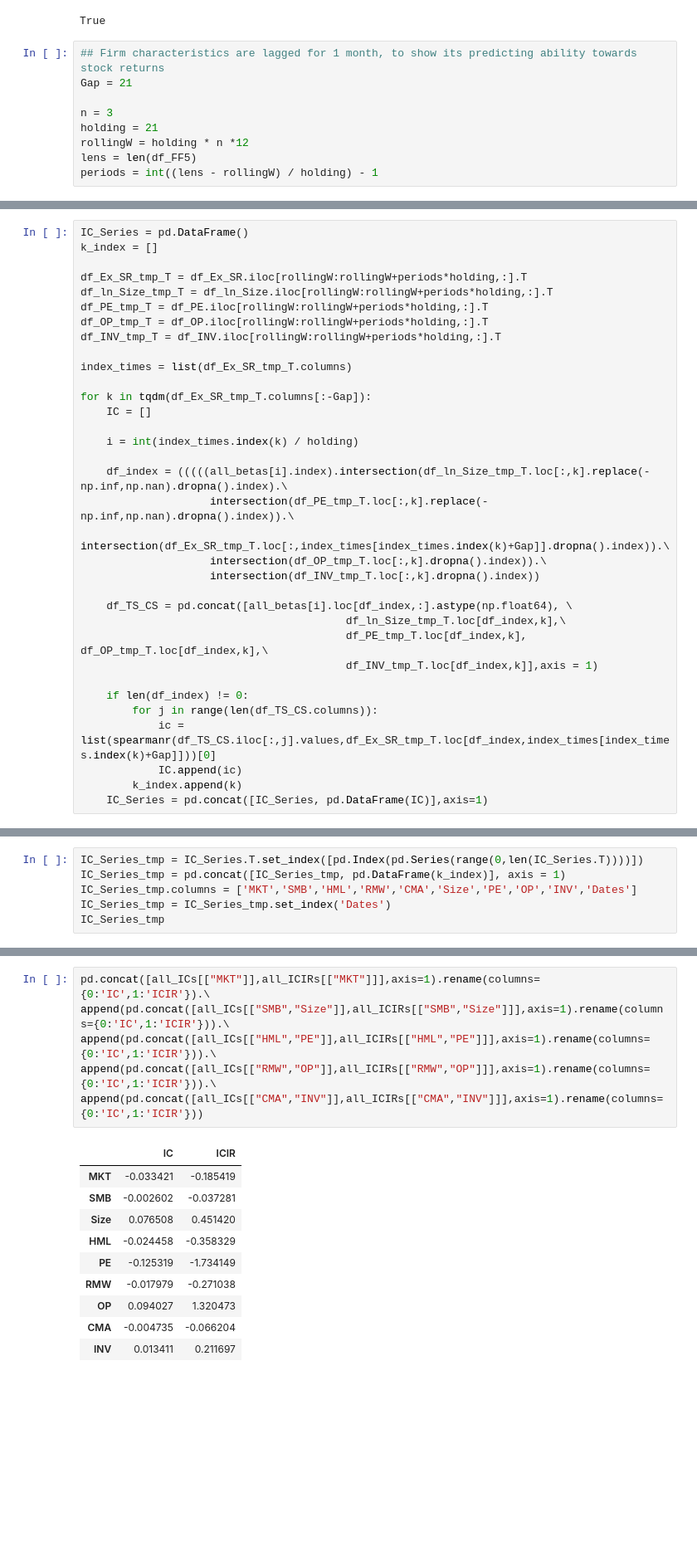
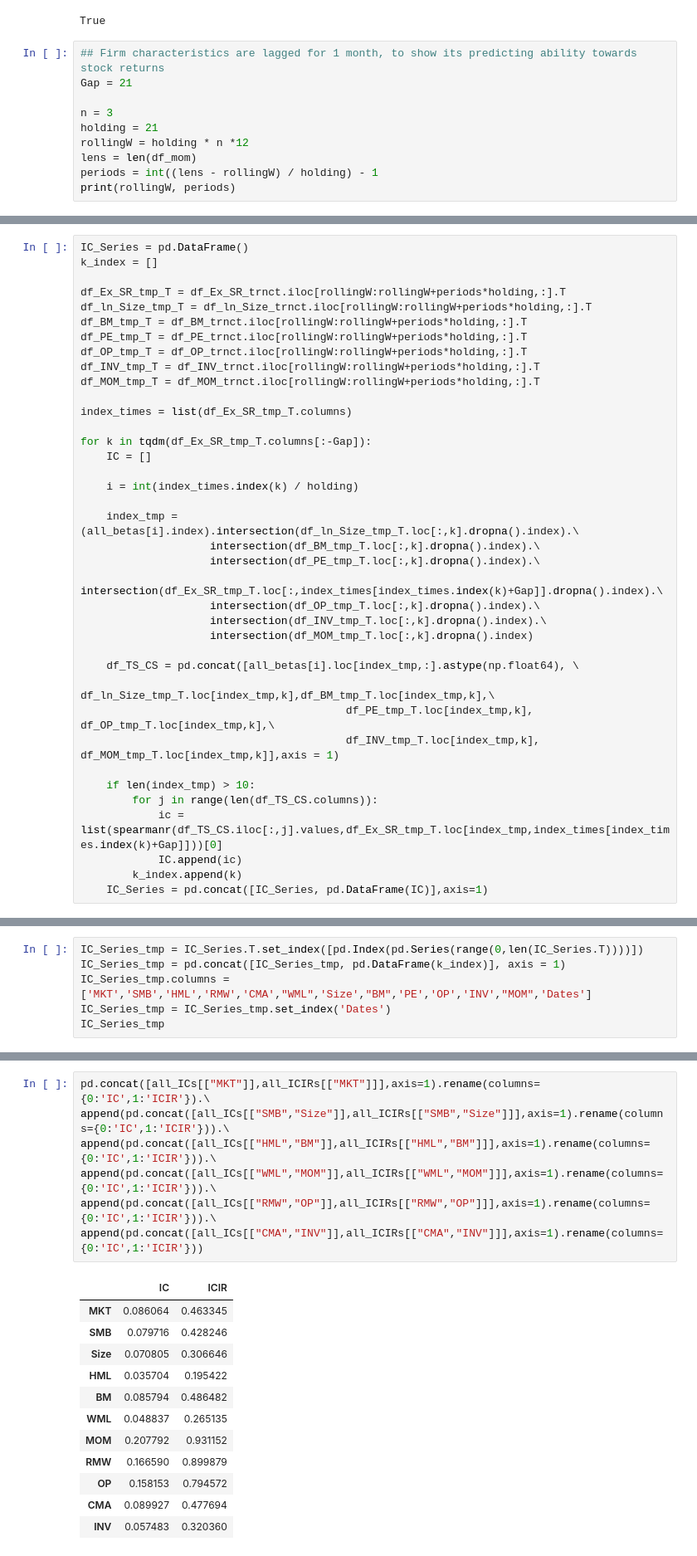
Before and after one commit to runxinlin/Research_Codes_2021, a Jupyter notebook: Python/IC & ICIR.ipynb, the cells around one changed output, grey strips where cells are left out. Shown at 83% size. Drawn from its saved outputs; the diff is of its cells as text; blank space fills up the shorter version.

```diff
--- a/Python/IC & ICIR.ipynb
+++ b/Python/IC & ICIR.ipynb
@@ -68,5 +215,6 @@ Gap = 21
 n = 3
 holding = 21
 rollingW = holding * n *12
-lens = len(df_FF5)
+lens = len(df_mom)
 periods = int((lens - rollingW) / holding) - 1
+print(rollingW, periods)
@@ -96,11 +275,13 @@ for i in tqdm(range(periods)):
 IC_Series = pd.DataFrame()
 k_index = []
 
-df_Ex_SR_tmp_T = df_Ex_SR.iloc[rollingW:rollingW+periods*holding,:].T
-df_ln_Size_tmp_T = df_ln_Size.iloc[rollingW:rollingW+periods*holding,:].T
-df_PE_tmp_T = df_PE.iloc[rollingW:rollingW+periods*holding,:].T
-df_OP_tmp_T = df_OP.iloc[rollingW:rollingW+periods*holding,:].T
-df_INV_tmp_T = df_INV.iloc[rollingW:rollingW+periods*holding,:].T
+df_Ex_SR_tmp_T = df_Ex_SR_trnct.iloc[rollingW:rollingW+periods*holding,:].T
+df_ln_Size_tmp_T = df_ln_Size_trnct.iloc[rollingW:rollingW+periods*holding,:].T
+df_BM_tmp_T = df_BM_trnct.iloc[rollingW:rollingW+periods*holding,:].T
+df_PE_tmp_T = df_PE_trnct.iloc[rollingW:rollingW+periods*holding,:].T
+df_OP_tmp_T = df_OP_trnct.iloc[rollingW:rollingW+periods*holding,:].T
+df_INV_tmp_T = df_INV_trnct.iloc[rollingW:rollingW+periods*holding,:].T
+df_MOM_tmp_T = df_MOM_trnct.iloc[rollingW:rollingW+periods*holding,:].T
 
 index_times = list(df_Ex_SR_tmp_T.columns)
 
@@ -109,20 +290,22 @@ for k in tqdm(df_Ex_SR_tmp_T.columns[:-Gap]):
 
     i = int(index_times.index(k) / holding)
 
-    df_index = (((((all_betas[i].index).intersection(df_ln_Size_tmp_T.loc[:,k].replace(-np.inf,np.nan).dropna().index).\
-                    intersection(df_PE_tmp_T.loc[:,k].replace(-np.inf,np.nan).dropna().index)).\
-                    intersection(df_Ex_SR_tmp_T.loc[:,index_times[index_times.index(k)+Gap]].dropna().index)).\
-                    intersection(df_OP_tmp_T.loc[:,k].dropna().index)).\
-                    intersection(df_INV_tmp_T.loc[:,k].dropna().index))
+    index_tmp = (all_betas[i].index).intersection(df_ln_Size_tmp_T.loc[:,k].dropna().index).\
+                    intersection(df_BM_tmp_T.loc[:,k].dropna().index).\
+                    intersection(df_PE_tmp_T.loc[:,k].dropna().index).\
+                    intersection(df_Ex_SR_tmp_T.loc[:,index_times[index_times.index(k)+Gap]].dropna().index).\
+                    intersection(df_OP_tmp_T.loc[:,k].dropna().index).\
+                    intersection(df_INV_tmp_T.loc[:,k].dropna().index).\
+                    intersection(df_MOM_tmp_T.loc[:,k].dropna().index)
 
-    df_TS_CS = pd.concat([all_betas[i].loc[df_index,:].astype(np.float64), \
-                                         df_ln_Size_tmp_T.loc[df_index,k],\
-                                         df_PE_tmp_T.loc[df_index,k], df_OP_tmp_T.loc[df_index,k],\
-                                         df_INV_tmp_T.loc[df_index,k]],axis = 1)
+    df_TS_CS = pd.concat([all_betas[i].loc[index_tmp,:].astype(np.float64), \
+                                         df_ln_Size_tmp_T.loc[index_tmp,k],df_BM_tmp_T.loc[index_tmp,k],\
+                                         df_PE_tmp_T.loc[index_tmp,k], df_OP_tmp_T.loc[index_tmp,k],\
+                                         df_INV_tmp_T.loc[index_tmp,k], df_MOM_tmp_T.loc[index_tmp,k]],axis = 1)
 
-    if len(df_index) != 0:
+    if len(index_tmp) > 10:
         for j in range(len(df_TS_CS.columns)):
-            ic = list(spearmanr(df_TS_CS.iloc[:,j].values,df_Ex_SR_tmp_T.loc[df_index,index_times[index_times.index(k)+Gap]]))[0]
+            ic = list(spearmanr(df_TS_CS.iloc[:,j].values,df_Ex_SR_tmp_T.loc[index_tmp,index_times[index_times.index(k)+Gap]]))[0]
             IC.append(ic)
         k_index.append(k)
     IC_Series = pd.concat([IC_Series, pd.DataFrame(IC)],axis=1)
@@ -133,7 +402,7 @@ SpearmanrResult(correlation=-0.010453829710887978, pvalue=0.8191175607129701)
 # %%
 IC_Series_tmp = IC_Series.T.set_index([pd.Index(pd.Series(range(0,len(IC_Series.T))))])
 IC_Series_tmp = pd.concat([IC_Series_tmp, pd.DataFrame(k_index)], axis = 1)
-IC_Series_tmp.columns = ['MKT','SMB','HML','RMW','CMA','Size','PE','OP','INV','Dates']
+IC_Series_tmp.columns = ['MKT','SMB','HML','RMW','CMA',"WML",'Size',"BM",'PE','OP','INV',"MOM",'Dates']
 IC_Series_tmp = IC_Series_tmp.set_index('Dates')
 IC_Series_tmp
 # %% [output]
@@ -261,17 +567,20 @@ pd.concat([all_ICs[["CMA","INV"]],all_ICIRs[["CMA","INV"]]],axis=1).rename(colum
 # %%
 pd.concat([all_ICs[["MKT"]],all_ICIRs[["MKT"]]],axis=1).rename(columns={0:'IC',1:'ICIR'}).\
 append(pd.concat([all_ICs[["SMB","Size"]],all_ICIRs[["SMB","Size"]]],axis=1).rename(columns={0:'IC',1:'ICIR'})).\
-append(pd.concat([all_ICs[["HML","PE"]],all_ICIRs[["HML","PE"]]],axis=1).rename(columns={0:'IC',1:'ICIR'})).\
+append(pd.concat([all_ICs[["HML","BM"]],all_ICIRs[["HML","BM"]]],axis=1).rename(columns={0:'IC',1:'ICIR'})).\
+append(pd.concat([all_ICs[["WML","MOM"]],all_ICIRs[["WML","MOM"]]],axis=1).rename(columns={0:'IC',1:'ICIR'})).\
 append(pd.concat([all_ICs[["RMW","OP"]],all_ICIRs[["RMW","OP"]]],axis=1).rename(columns={0:'IC',1:'ICIR'})).\
 append(pd.concat([all_ICs[["CMA","INV"]],all_ICIRs[["CMA","INV"]]],axis=1).rename(columns={0:'IC',1:'ICIR'}))
 # %% [output]
 |  | IC | ICIR |
-| MKT | -0.033421 | -0.185419 |
-| SMB | -0.002602 | -0.037281 |
-| Size | 0.076508 | 0.451420 |
-| HML | -0.024458 | -0.358329 |
-| PE | -0.125319 | -1.734149 |
-| RMW | -0.017979 | -0.271038 |
-| OP | 0.094027 | 1.320473 |
-| CMA | -0.004735 | -0.066204 |
-| INV | 0.013411 | 0.211697 |
+| MKT | 0.086064 | 0.463345 |
+| SMB | 0.079716 | 0.428246 |
+| Size | 0.070805 | 0.306646 |
+| HML | 0.035704 | 0.195422 |
+| BM | 0.085794 | 0.486482 |
+| WML | 0.048837 | 0.265135 |
+| MOM | 0.207792 | 0.931152 |
+| RMW | 0.166590 | 0.899879 |
+| OP | 0.158153 | 0.794572 |
+| CMA | 0.089927 | 0.477694 |
+| INV | 0.057483 | 0.320360 |
```
Also changed, not shown: parts of 87 cells of this notebook, 42 other files.
